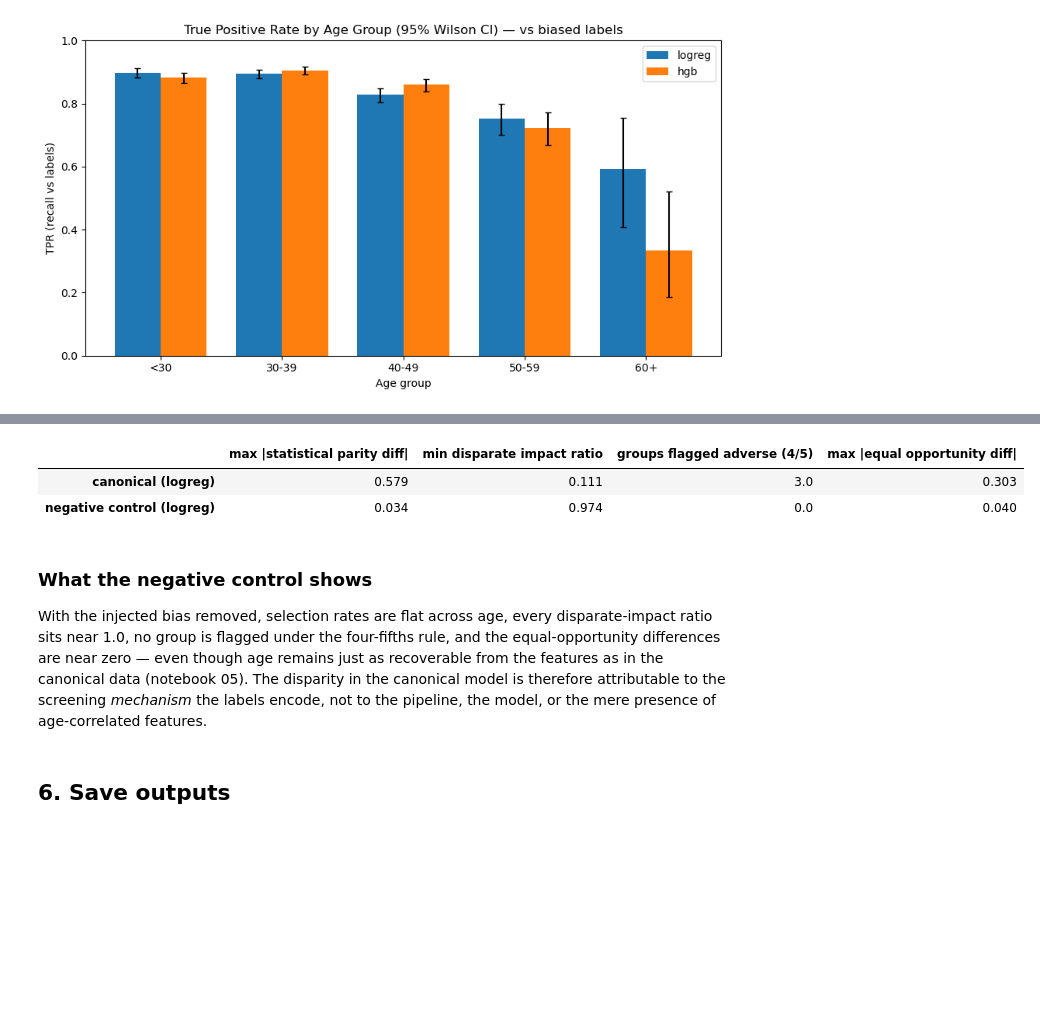
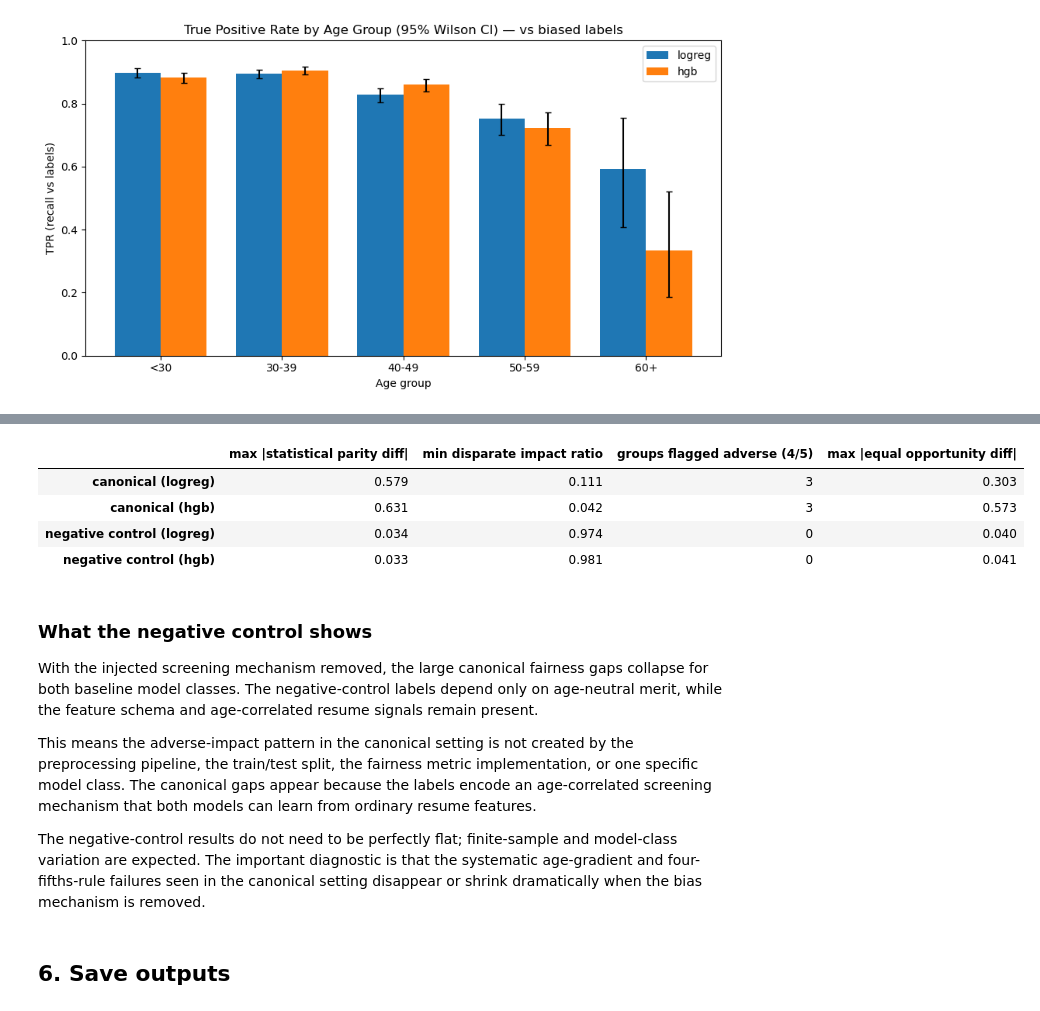
Before and after one commit to mualexander/ucbai-cs-resumefilter, a Jupyter notebook: notebooks/03_fairness_evaluation.ipynb, the cells around one changed output, grey strips where cells are left out. Saved outputs shown, nothing was run; the diff lists cells and outputs as text; code cells hidden in the pictures; blank space fills up the shorter version.

Commit message:
final polishing of notebooks. unfortunately need to reconstruct notebook 00

```diff
--- a/notebooks/03_fairness_evaluation.ipynb
+++ b/notebooks/03_fairness_evaluation.ipynb
@@ -241,27 +292,38 @@ age_group
 # %%
-# Side-by-side: how big is the disparity under canonical vs negative-control labels?
-summary = pd.DataFrame({
-    "canonical (logreg)": {
-        "max |statistical parity diff|": fairness["logreg"]["statistical_parity_difference"].abs().max(),
-        "min disparate impact ratio": fairness["logreg"]["disparate_impact_ratio"].min(),
-        "groups flagged adverse (4/5)": int(fairness["logreg"]["adverse_impact_4_5"].sum()),
-        "max |equal opportunity diff|": fairness["logreg"]["equal_opportunity_difference"].abs().max(),
-    },
-    "negative control (logreg)": {
-        "max |statistical parity diff|": neg_fair["statistical_parity_difference"].abs().max(),
-        "min disparate impact ratio": neg_fair["disparate_impact_ratio"].min(),
-        "groups flagged adverse (4/5)": int(neg_fair["adverse_impact_4_5"].sum()),
-        "max |equal opportunity diff|": neg_fair["equal_opportunity_difference"].abs().max(),
-    },
-}).T
+def collapse_fairness_table(g: pd.DataFrame) -> dict:
+    """Collapse per-group fairness metrics into notebook-level diagnostic metrics."""
+    return {
+        "max |statistical parity diff|": g["statistical_parity_difference"].abs().max(),
+        "min disparate impact ratio": g["disparate_impact_ratio"].min(),
+        "groups flagged adverse (4/5)": int(g["adverse_impact_4_5"].sum()),
+        "max |equal opportunity diff|": g["equal_opportunity_difference"].abs().max(),
+    }
+
+
+summary_rows = {}
+
+for model_name, g in fairness.items():
+    summary_rows[f"canonical ({model_name})"] = collapse_fairness_table(g)
+
+for model_name, g in negative_control_fairness.items():
+    summary_rows[f"negative control ({model_name})"] = collapse_fairness_table(g)
+
+summary = pd.DataFrame.from_dict(summary_rows, orient="index")
 summary.round(3)
 # %% [output]
 |  | max |statistical parity diff| | min disparate impact ratio | groups flagged adverse (4/5) | max |equal opportunity diff| |
-| canonical (logreg) | 0.579 | 0.111 | 3.0 | 0.303 |
-| negative control (logreg) | 0.034 | 0.974 | 0.0 | 0.040 |
+| canonical (logreg) | 0.579 | 0.111 | 3 | 0.303 |
+| canonical (hgb) | 0.631 | 0.042 | 3 | 0.573 |
+| negative control (logreg) | 0.034 | 0.974 | 0 | 0.040 |
+| negative control (hgb) | 0.033 | 0.981 | 0 | 0.041 |
 # %% [markdown]
 ### What the negative control shows
-With the injected bias removed, selection rates are flat across age, every disparate-impact ratio sits near 1.0, no group is flagged under the four-fifths rule, and the equal-opportunity differences are near zero — even though age remains just as recoverable from the features as in the canonical data (notebook 05). The disparity in the canonical model is therefore attributable to the screening *mechanism* the labels encode, not to the pipeline, the model, or the mere presence of age-correlated features.
+
+With the injected screening mechanism removed, the large canonical fairness gaps collapse for both baseline model classes. The negative-control labels depend only on age-neutral merit, while the feature schema and age-correlated resume signals remain present.
+
+This means the adverse-impact pattern in the canonical setting is not created by the preprocessing pipeline, the train/test split, the fairness metric implementation, or one specific model class. The canonical gaps appear because the labels encode an age-correlated screening mechanism that both models can learn from ordinary resume features.
+
+The negative-control results do not need to be perfectly flat; finite-sample and model-class variation are expected. The important diagnostic is that the systematic age-gradient and four-fifths-rule failures seen in the canonical setting disappear or shrink dramatically when the bias mechanism is removed.
 # %% [markdown]
 ## 6. Save outputs
 # %%
```
Also changed, not shown: parts of 7 cells of this notebook, 13 other files.
